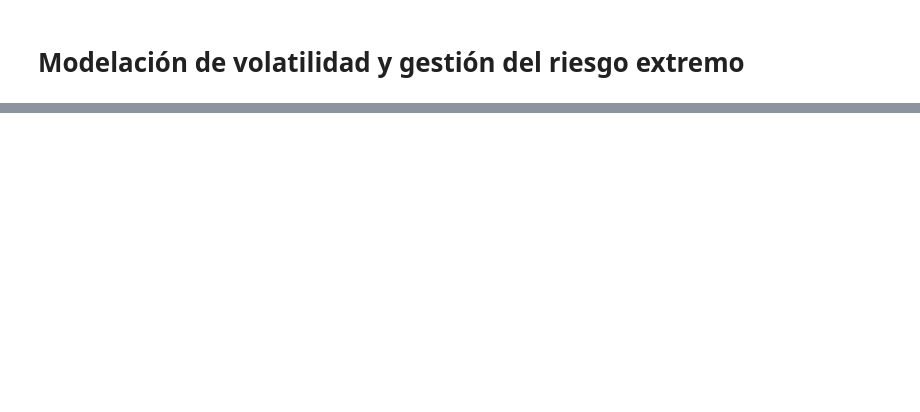
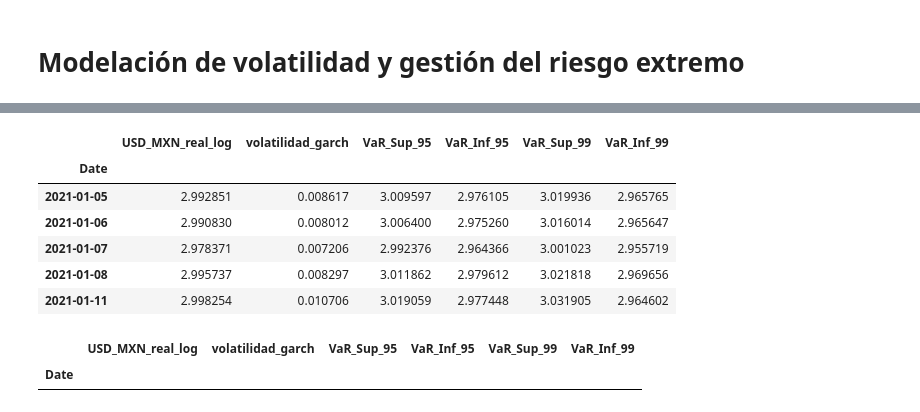
Before and after one commit to mari0ocape1-art/usd-mxn-volatility-switching-ml, a Jupyter notebook: nb2_volatilidad_2.ipynb, the cells around one changed output, grey strips where cells are left out. Saved outputs shown, nothing was run; the diff lists cells and outputs as text; code cells hidden in the pictures; blank space fills up the shorter version.

```diff
--- a/nb2_volatilidad_2.ipynb
+++ b/nb2_volatilidad_2.ipynb
@@ -291,17 +126,17 @@ Ahora para constuir Z_t contruimos la siguiente tabla
 # %%
-# 1. Extraemos la volatilidad condicional escalada (desviación estándar) que calculó el GARCH
+# Con la finalidad de calcular el resiudo estandarizado Z_t:
+#  Extracción de la volatilidad condicional escalada que calculó el GARCH
 volatilidad_escalada = resultado_garch.conditional_volatility
 
-# 2. CORRECCIÓN DE ESCALA: Dividimos entre 100 para regresarla a la escala real de tus residuos originales
-# (Esto equivale matemáticamente a dividir la varianza entre 10,000)
+# Corrección de escala
 volatilidad_original = volatilidad_escalada / 100
 
-# 3. Almacenamos la volatilidad limpia en un DataFrame de producción junto a tus residuos reales
+# Almacenamiento de volatilidad
 df_volatilidad_real = pd.DataFrame({
-    'residuos_reales_usd': df_residuos_puros['residuos_usd'],
+    'residuos_reales_usd': df_residuos_puros_arima['residuos_usd'],
     'volatilidad_garch_usd': volatilidad_original
-}, index=df_residuos_puros.index)
+}, index=df_residuos_puros_arima.index)
 
-print("--- VOLATILIDAD CONDICIONAL REAL RECUPERADA ---")
+print("Volatilidad condicional")
 df_volatilidad_real.head(10)
 # %% [output]
@@ -487,0 +198,12 @@ Al correrle el Test de ARCH a ese resultado final (\(z_{t}\)), lo que estás hac
+# %%
+# Recuperamos los grados de libertad (nu) estimados el modelo
+nu_estimado = resultado_garch.params['nu']
+
+# Extraemos los cuantiles teóricos estrictos de la distribución t-Student Estandarizada
+cuantil_95 = stats.t.ppf(0.95, df=nu_estimado)
+cuantil_99 = stats.t.ppf(0.99, df=nu_estimado)
+
+print("Cuantiles correspondientes a la distribución:")
+print(f"Grados de libertad del canal cambiario (nu): {nu_estimado:.4f}")
+print(f"Cuantil Real GARCH-t al 95%:  {cuantil_95:.4f}  (Vs. Gaussiano: 1.6449)")
+print(f"Cuantil Real GARCH-t al 99%:  {cuantil_99:.4f}  (Vs. Gaussiano: 2.3263)")
@@ -487,0 +352,15 @@ Al correrle el Test de ARCH a ese resultado final (\(z_{t}\)), lo que estás hac
+# %%
+df_var.head()
+# %% [output]
+|  | USD_MXN_real_log | volatilidad_garch | VaR_Sup_95 | VaR_Inf_95 | VaR_Sup_99 | VaR_Inf_99 |
+| Date |  |  |  |  |  |  |
+| 2021-01-05 | 2.992851 | 0.008617 | 3.009597 | 2.976105 | 3.019936 | 2.965765 |
+| 2021-01-06 | 2.990830 | 0.008012 | 3.006400 | 2.975260 | 3.016014 | 2.965647 |
+| 2021-01-07 | 2.978371 | 0.007206 | 2.992376 | 2.964366 | 3.001023 | 2.955719 |
+| 2021-01-08 | 2.995737 | 0.008297 | 3.011862 | 2.979612 | 3.021818 | 2.969656 |
+| 2021-01-11 | 2.998254 | 0.010706 | 3.019059 | 2.977448 | 3.031905 | 2.964602 |
+# %%
+df_var[(df_var['USD_MXN_real_log']>df_var['VaR_Sup_99'])|(df_var['USD_MXN_real_log']<df_var['VaR_Inf_99'])]
+# %% [output]
+|  | USD_MXN_real_log | volatilidad_garch | VaR_Sup_95 | VaR_Inf_95 | VaR_Sup_99 | VaR_Inf_99 |
+| Date |  |  |  |  |  |  |
```
Also changed, not shown: parts of 36 cells of this notebook.
